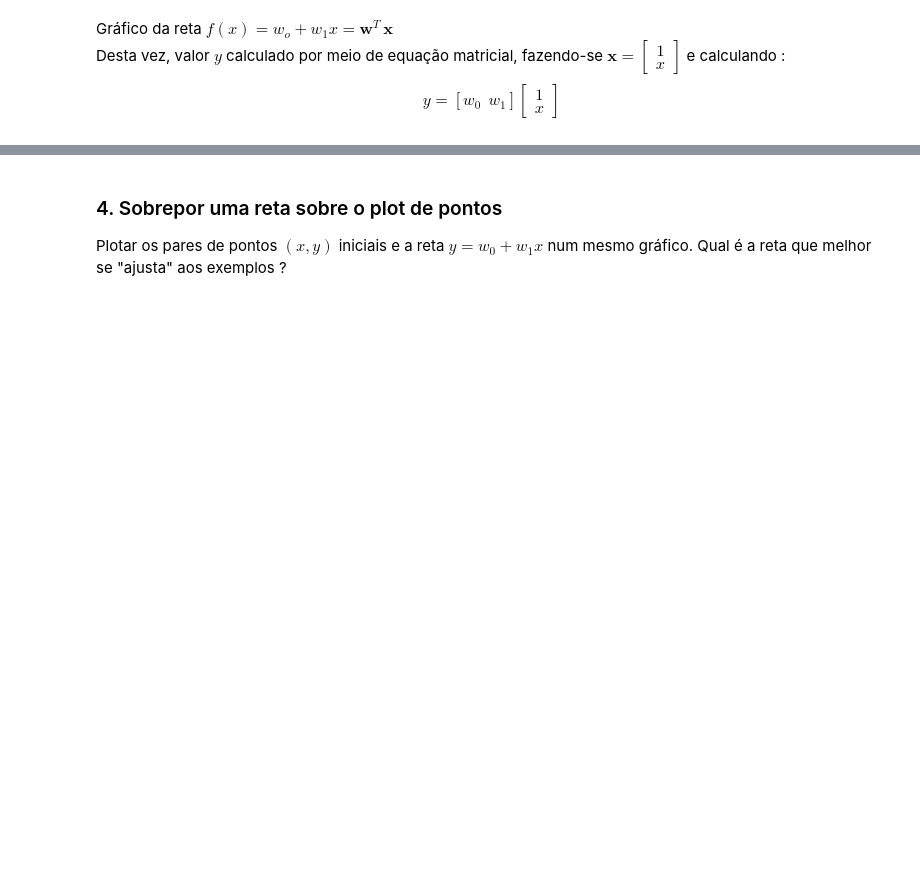
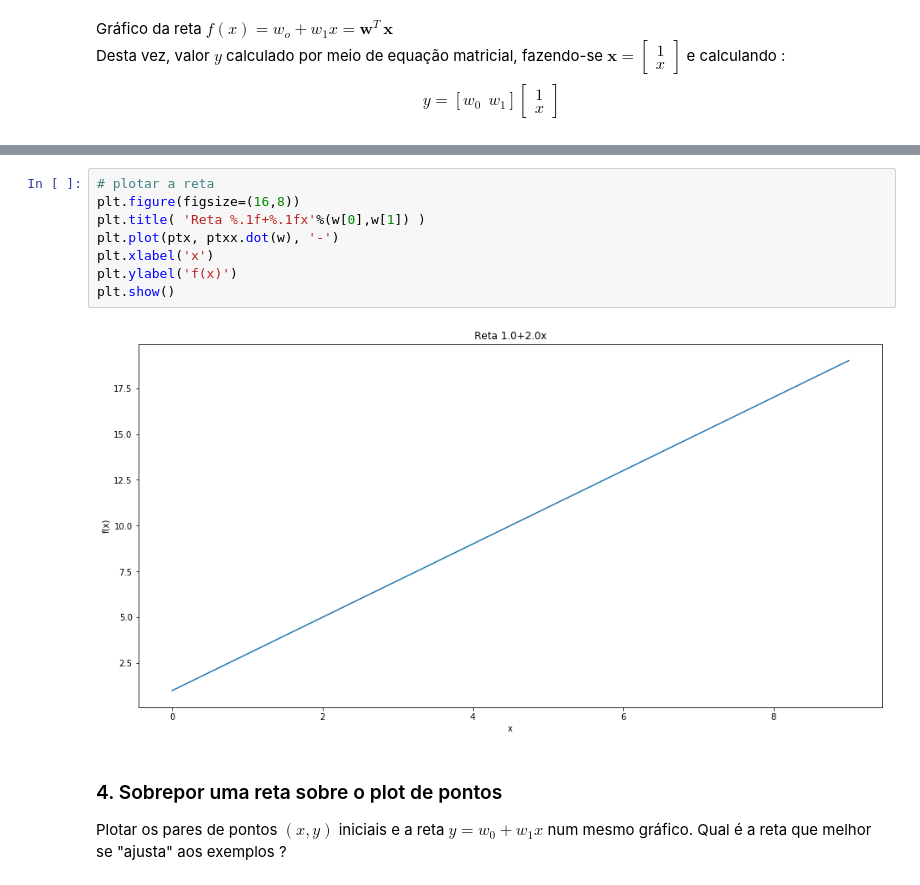
Before and after one commit to vitormeriat/usp-ime-intro-machine-learning, a Jupyter notebook: notebooks/practice_basics.ipynb, the cells around one changed output, grey strips where cells are left out. Drawn from its saved outputs; the diff is of its cells as text; blank space fills up the shorter version.

```diff
--- a/notebooks/practice_basics.ipynb
+++ b/notebooks/practice_basics.ipynb
@@ -128,3 +129,13 @@ Pontos estendidos =
+# %%
+# plotar a reta
+plt.figure(figsize=(16,8))
+plt.title( 'Reta %.1f+%.1fx'%(w[0],w[1]) )
+plt.plot(ptx, ptxx.dot(w), '-')
+plt.xlabel('x')
+plt.ylabel('f(x)')
+plt.show()
+# %% [output]
+[figure, added]
 # %% [markdown]
 ### 4. Sobrepor uma reta sobre o plot de pontos
 Plotar os pares de pontos $(x,y)$ iniciais e a reta $y = w_0 + w_1x$ num mesmo gráfico. Qual é a reta que melhor se "ajusta" aos exemplos ?<br>
```
Also changed, not shown: parts of 7 cells of this notebook, 3 other files.
